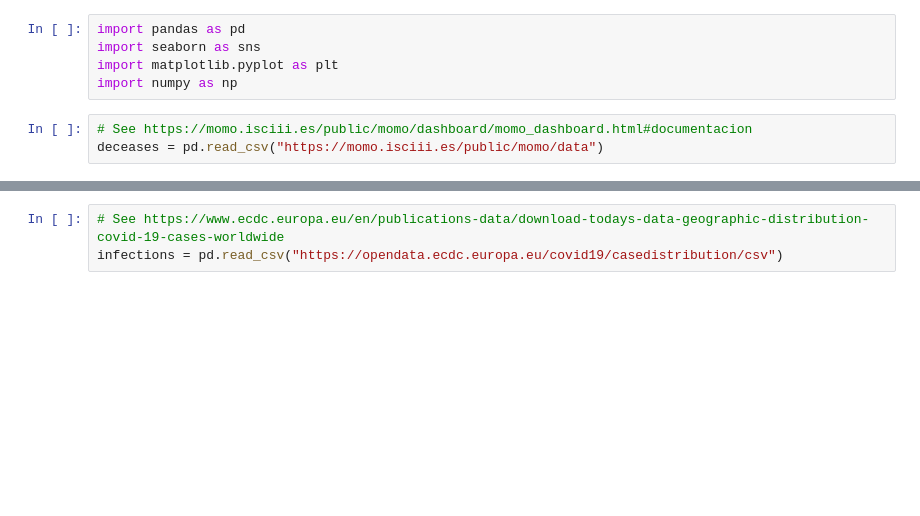
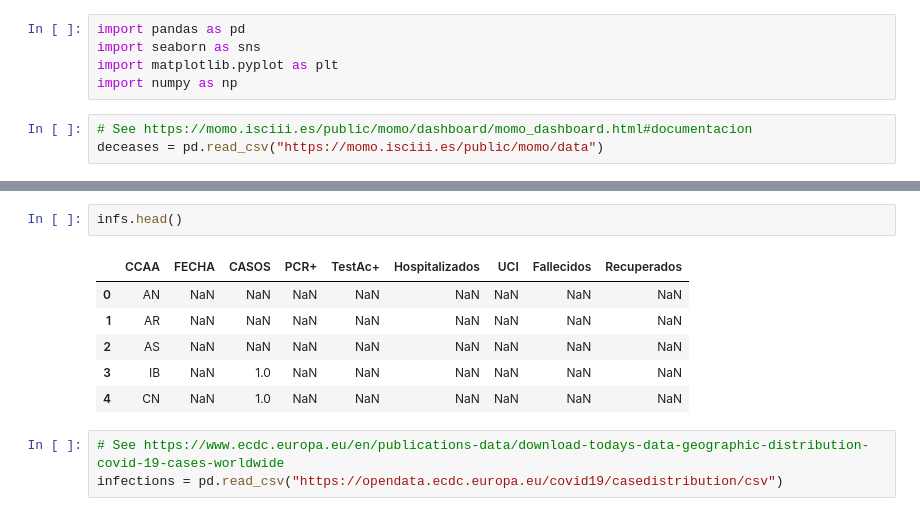
Before and after one commit to RaulRC/Covid-19, a Jupyter notebook: Covid19 - Analysis based on public datasets.ipynb, the cells around one changed output, grey strips where cells are left out. Drawn from its saved outputs; the diff is of its cells as text; blank space fills up the shorter version.

```diff
--- a/Covid19 - Analysis based on public datasets.ipynb
+++ b/Covid19 - Analysis based on public datasets.ipynb
@@ -12,3 +23,12 @@ deceases = pd.read_csv("https://momo.isciii.es/public/momo/data")
+# %%
+infs.head()
+# %% [output]
+|  | CCAA | FECHA | CASOS | PCR+ | TestAc+ | Hospitalizados | UCI | Fallecidos | Recuperados |
+| 0 | AN | NaN | NaN | NaN | NaN | NaN | NaN | NaN | NaN |
+| 1 | AR | NaN | NaN | NaN | NaN | NaN | NaN | NaN | NaN |
+| 2 | AS | NaN | NaN | NaN | NaN | NaN | NaN | NaN | NaN |
+| 3 | IB | NaN | 1.0 | NaN | NaN | NaN | NaN | NaN | NaN |
+| 4 | CN | NaN | 1.0 | NaN | NaN | NaN | NaN | NaN | NaN |
 # %%
 # See https://www.ecdc.europa.eu/en/publications-data/download-todays-data-geographic-distribution-covid-19-cases-worldwide
 infections = pd.read_csv("https://opendata.ecdc.europa.eu/covid19/casedistribution/csv")
```
Also changed, not shown: parts of 16 cells of this notebook, 1 other file.
